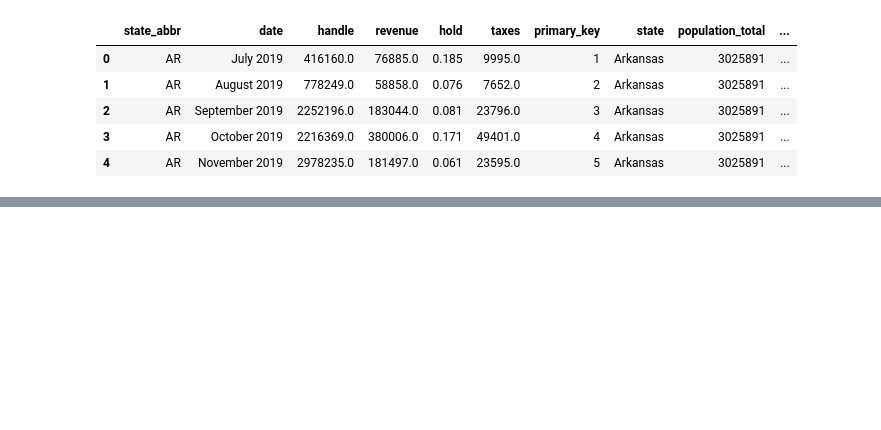
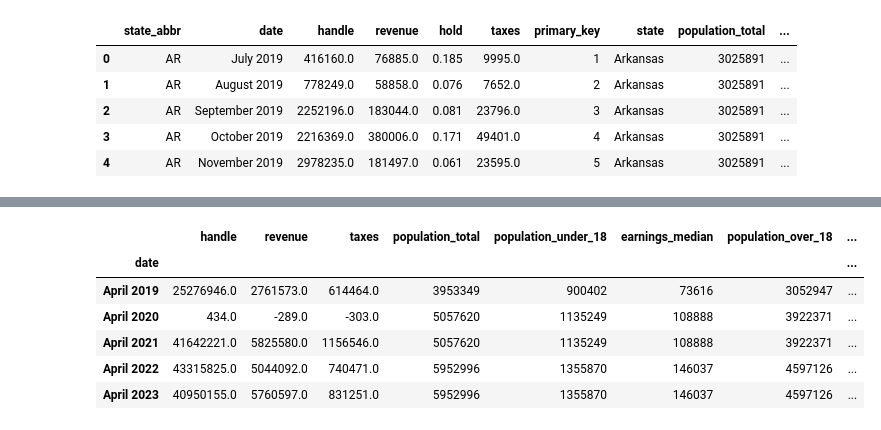
Before and after one commit to VickyL86/Dashboard_1, a Jupyter notebook: ntbks/market_data_JSON_prep.ipynb, the cells around one changed output, grey strips where cells are left out. Saved outputs shown, nothing was run; the diff lists cells and outputs as text; code cells hidden in the pictures; blank space fills up the shorter version.

```diff
--- a/ntbks/market_data_JSON_prep.ipynb
+++ b/ntbks/market_data_JSON_prep.ipynb
@@ -124,0 +123,14 @@ state_dataset_FINAL_df.to_json('../json/state_detail.json', orient='records')
+# %%
+#extract "in_person" data from data_over_time
+in_person_data = data_over_time.loc['In Person Only']
+#add column "Ways_to_bet" and populate with "In Person Only"
+in_person_data['Ways_to_bet'] = 'In Person Only'
+#extract "Online & In-Person" data from data_over_time
+online_in_person_data = data_over_time.loc['Online & In-Person']
+online_in_person_data["Ways_to_bet"] = "Online & In-Person"
+#extract "Online Only" data from data_over_time
+online_only_data = data_over_time.loc['Online Only']
+online_only_data["Ways_to_bet"] = "Online Only"
+
+#create one dataframe with all data
+all_data = pd.concat([in_person_data, online_in_person_data, online_only_data])
@@ -124,0 +153,23 @@ state_dataset_FINAL_df.to_json('../json/state_detail.json', orient='records')
+# %%
+#drop columns: 'year','month','hold', 'primary_key'
+all_data = all_data.drop(columns=['year','month','hold', 'primary_key'])
+# %%
+#create a date column from index
+all_data['date'] = all_data.index
+# %%
+#extract year from date column and populate in a new column
+all_data['year'] = pd.DatetimeIndex(all_data['date']).year
+#extract month from date column and populate in a new column
+all_data['month'] = pd.DatetimeIndex(all_data['date']).month
+# %%
+#add rev_per_capita column to all_data where revenue is divided by population_over_18
+all_data['rev_per_capita'] = all_data['revenue'] / all_data['population_over_18']
+all_data.head(5)
+# %% [output]
+|  | handle | revenue | taxes | population_total | population_under_18 | earnings_median | population_over_18 | ... |
+| date |  |  |  |  |  |  |  | ... |
+| April 2019 | 25276946.0 | 2761573.0 | 614464.0 | 3953349 | 900402 | 73616 | 3052947 | ... |
+| April 2020 | 434.0 | -289.0 | -303.0 | 5057620 | 1135249 | 108888 | 3922371 | ... |
+| April 2021 | 41642221.0 | 5825580.0 | 1156546.0 | 5057620 | 1135249 | 108888 | 3922371 | ... |
+| April 2022 | 43315825.0 | 5044092.0 | 740471.0 | 5952996 | 1355870 | 146037 | 4597126 | ... |
+| April 2023 | 40950155.0 | 5760597.0 | 831251.0 | 5952996 | 1355870 | 146037 | 4597126 | ... |
```
Also changed, not shown: parts of 6 cells of this notebook, 4 other files.
